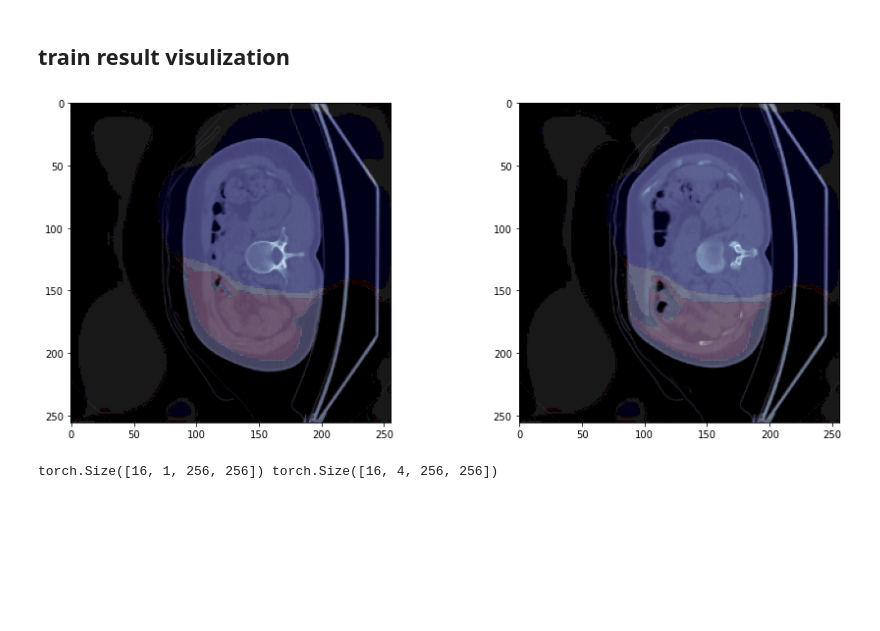
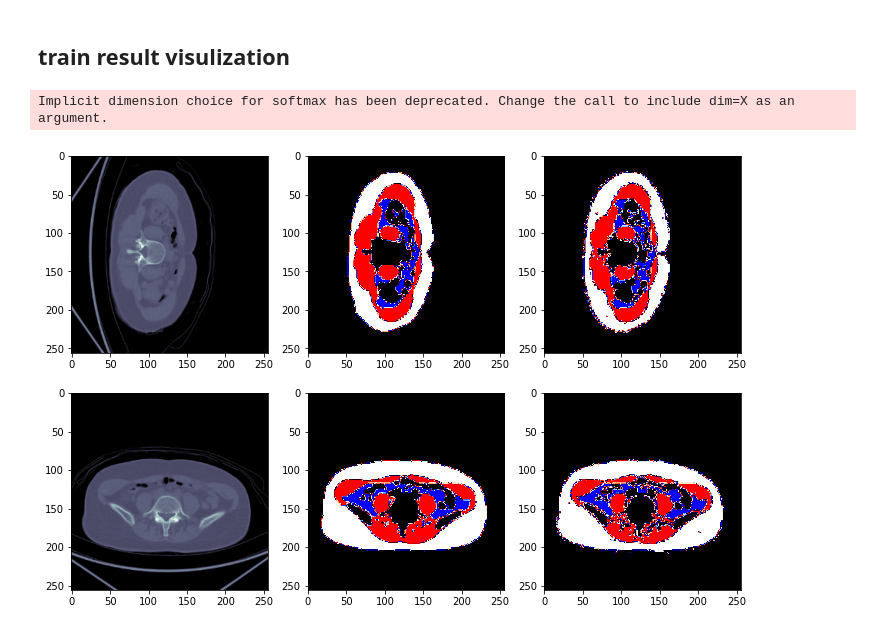
Before and after one commit to dacon-ai/torso-ct, a Jupyter notebook: ct_unet_torch.ipynb, the cells around one changed output. Cells and saved outputs as stored; diff of their text form; code cells hidden in the pictures; blank space fills up the shorter version.

```diff
--- a/ct_unet_torch.ipynb
+++ b/ct_unet_torch.ipynb
@@ -189,11 +244,12 @@ ENCODER = 'resnet50'
 ENCODER_WEIGHTS = 'imagenet'
 DEVICE = 'cuda'
 
-ACTIVATION = None
+ACTIVATION = 'softmax'
+
 model = smp.Unet(
     encoder_name=ENCODER,
     encoder_weights=ENCODER_WEIGHTS,
     in_channels = 1,
-    classes=4,
-    activation=ACTIVATION,
+    classes=CLASSES,
+    activation = ACTIVATION
 )
@@ -222,5 +285,5 @@ loaders = {
 # %%
-num_epochs = 4
+num_epochs = 100
 optimizer = torch.optim.Adam([
     {'params': model.decoder.parameters(), 'lr': 1e-2},
     {'params': model.encoder.parameters(), 'lr': 1e-3},
@@ -228,7 +291,7 @@ optimizer = torch.optim.Adam([
 
 scheduler = ReduceLROnPlateau(optimizer, factor=0.15, patience=2)
 criterion = smp.utils.losses.DiceLoss(eps=1.)
-runner = SupervisedRunner()
+runner = SupervisedRunner(device=device)
 # %%
 runner.train(
     model=model,
@@ -238,7 +301,7 @@ runner.train(
     loaders=loaders,
     callbacks=[DiceCallback(),
                JaccardCallback(),
-               EarlyStoppingCallback(patience=5, min_delta=0.001),
+               #EarlyStoppingCallback(patience=5, min_delta=0.001),
                ],
     # logdir=logdir,
     num_epochs=num_epochs,
@@ -264,33 +329,48 @@ runner.train(
 # %% [markdown]
 ## train result visulization
 # %%
-plt.figure(figsize = (15,6))
+plt.figure(figsize = (12,8))
 plt.subplot(1,2,1)
 for i, train_batch in enumerate(loaders['train']):
-    train_out = runner.predict_batch({"features": train_batch[0].cuda()})['logits']
-    plt.imshow(train_batch[0][0].permute(1,2,0).numpy()[:,:,0],
+    train_sample, train_mask = train_batch
+    train_out = runner.predict_batch({"features": train_sample.cuda()})['logits']
+    plt.subplot(2,3,1)
+    # 원본과 레이블 겹쳐보기
+    plt.imshow(train_sample[0].permute(1,2,0).numpy()[:,:,0],
                cmap='bone') # 원본 # permute는 축 변경
+    #plt.imshow(train_out[0].permute(1,2,0).cpu().numpy().argmax(axis = 2),
+    #           alpha=0.1, cmap='flag') # 레이블
+    # 레이블만 다시 보기
+    plt.subplot(2,3,2)
     plt.imshow(train_out[0].permute(1,2,0).cpu().numpy().argmax(axis = 2),
-               alpha=0.1, cmap='flag') # 레이블
+               cmap='flag') # 레이블
+    plt.subplot(2,3,3)
+    plt.imshow(train_mask[0].permute(1,2,0).cpu().numpy().argmax(axis = 2),
+                cmap='flag') # 레이블
     break
 
-plt.subplot(1,2,2)
-for i, test_batch in enumerate(loaders['train']):
-    test_out = runner.predict_batch({"features": test_batch[0].cuda()})['logits']
-    plt.imshow(test_batch[0][0].permute(1,2,0).numpy()[:,:,0],
+
+for i, test_batch in enumerate(loaders['valid']):
+    test_sample, test_mask = test_batch
+    test_out = runner.predict_batch({"features": test_sample.cuda()})['logits']
+    plt.subplot(2,3,4)
+    # 원본과 레이블 겹쳐보기
+    plt.imshow(test_sample[0].permute(1,2,0).numpy()[:,:,0],
                cmap='bone') # 원본 # permute는 축 변경
+    #plt.imshow(test_out[0].permute(1,2,0).cpu().numpy().argmax(axis = 2),
+    #           alpha=0.1, cmap='flag') # 레이블
+    # 레이블만 다시 보기
+    plt.subplot(2,3,5)
     plt.imshow(test_out[0].permute(1,2,0).cpu().numpy().argmax(axis = 2),
-               alpha=0.1, cmap='flag') # 레이블
+               cmap='flag') # 레이블
+    plt.subplot(2,3,6)
+    plt.imshow(test_mask[0].permute(1,2,0).cpu().numpy().argmax(axis = 2),
+               cmap='flag') # 레이블
     break
 plt.show()
 # %% [output]
+Implicit dimension choice for softmax has been deprecated. Change the call to include dim=X as an argument.
-[figure, old version]
+[figure, new version]
-# %%
-for data, target in train_loader:
-    print(data.shape,target.shape)
-    break
-# %% [output]
-torch.Size([16, 1, 256, 256]) torch.Size([16, 4, 256, 256])
 # %%
 class DiceBCELoss(nn.Module):
     def __init__(self, weight=None, size_average=True):
```
Also changed, not shown: parts of 24 cells of this notebook.
